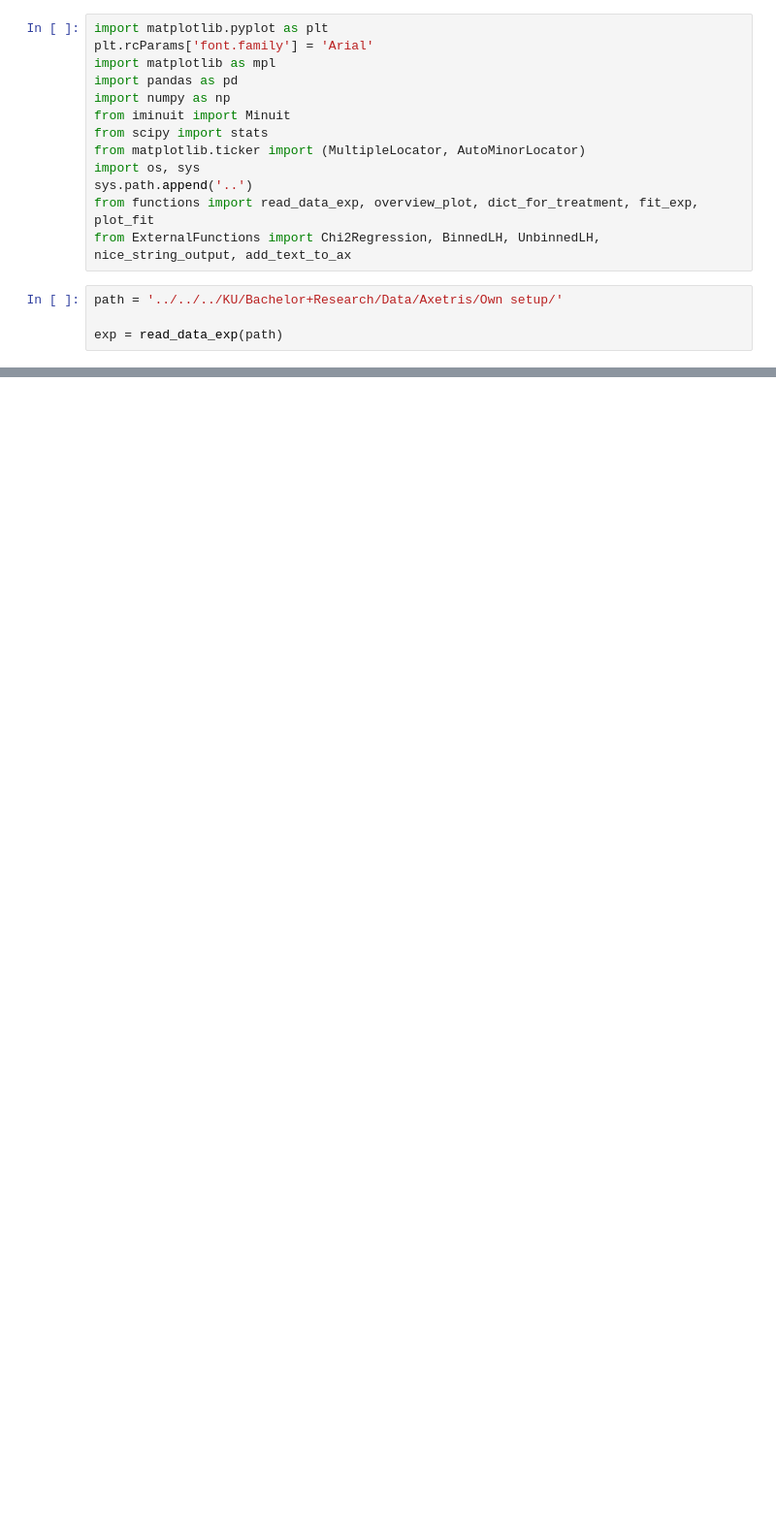
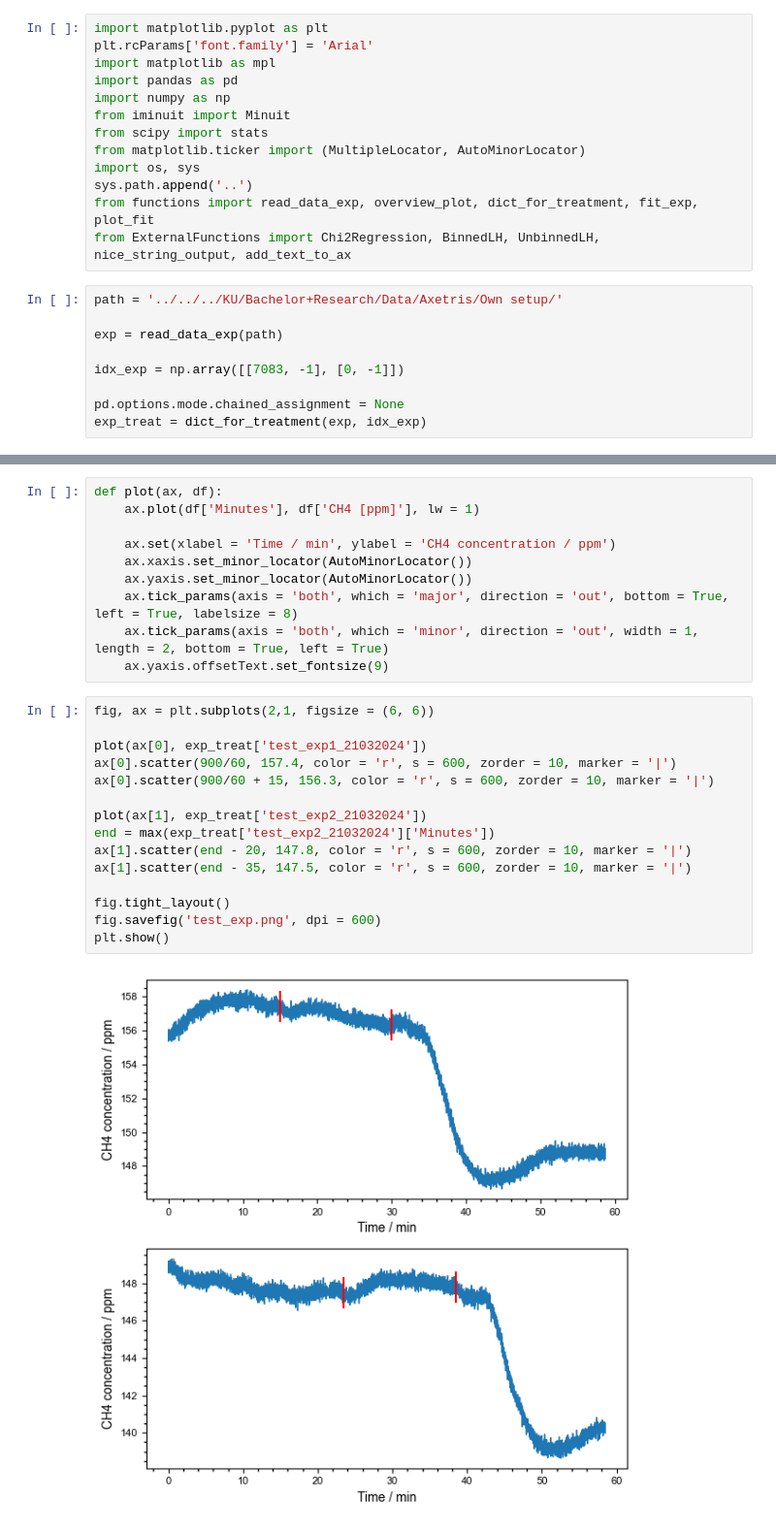
Before and after one commit to Normann25/Manganese-chlorides, a Jupyter notebook: ISAMO/experiments.ipynb, the cells around one changed output, grey strips where cells are left out. Shown at 97% size. Cells and saved outputs as stored; diff of their text form; blank space fills up the shorter version.

```diff
--- a/ISAMO/experiments.ipynb
+++ b/ISAMO/experiments.ipynb
@@ -15,3 +15,8 @@ from ExternalFunctions import Chi2Regression, BinnedLH, UnbinnedLH, nice_string_
 path = '../../../KU/Bachelor+Research/Data/Axetris/Own setup/'
 
 exp = read_data_exp(path)
+
+idx_exp = np.array([[7083, -1], [0, -1]])
+
+pd.options.mode.chained_assignment = None
+exp_treat = dict_for_treatment(exp, idx_exp)
@@ -28,0 +23,27 @@ plt.show()
+# %%
+def plot(ax, df):
+    ax.plot(df['Minutes'], df['CH4 [ppm]'], lw = 1)
+
+    ax.set(xlabel = 'Time / min', ylabel = 'CH4 concentration / ppm')
+    ax.xaxis.set_minor_locator(AutoMinorLocator())
+    ax.yaxis.set_minor_locator(AutoMinorLocator())
+    ax.tick_params(axis = 'both', which = 'major', direction = 'out', bottom = True, left = True, labelsize = 8)
+    ax.tick_params(axis = 'both', which = 'minor', direction = 'out', width = 1, length = 2, bottom = True, left = True)
+    ax.yaxis.offsetText.set_fontsize(9)
+# %%
+fig, ax = plt.subplots(2,1, figsize = (6, 6))
+
+plot(ax[0], exp_treat['test_exp1_21032024'])
+ax[0].scatter(900/60, 157.4, color = 'r', s = 600, zorder = 10, marker = '|')
+ax[0].scatter(900/60 + 15, 156.3, color = 'r', s = 600, zorder = 10, marker = '|')
+
+plot(ax[1], exp_treat['test_exp2_21032024'])
+end = max(exp_treat['test_exp2_21032024']['Minutes'])
+ax[1].scatter(end - 20, 147.8, color = 'r', s = 600, zorder = 10, marker = '|')
+ax[1].scatter(end - 35, 147.5, color = 'r', s = 600, zorder = 10, marker = '|')
+
+fig.tight_layout()
+fig.savefig('test_exp.png', dpi = 600)
+plt.show()
+# %% [output]
+[figure, added]
```
Also changed, not shown: parts of 1 cell of this notebook.
